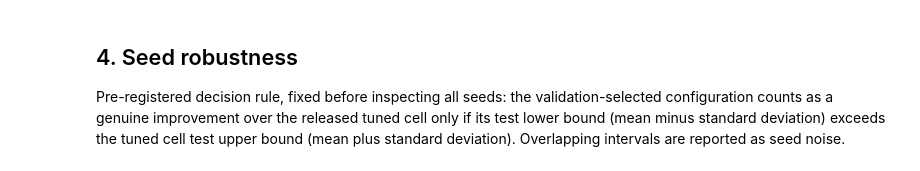
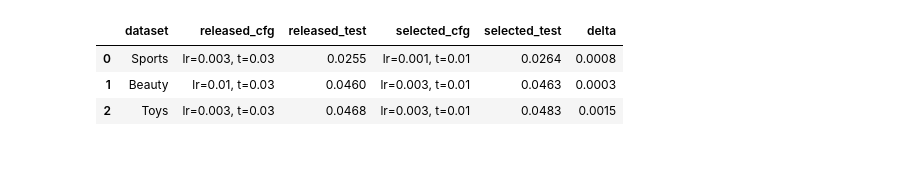
Before and after one commit to NiccoloCase/RPG-uva, a Jupyter notebook: notebooks/results_analysis.ipynb, the cells around one changed output. Saved outputs shown, nothing was run; the diff lists cells and outputs as text; code cells hidden in the pictures.

```diff
--- a/notebooks/results_analysis.ipynb
+++ b/notebooks/results_analysis.ipynb
@@ -105,3 +238,0 @@ fig6_panels(fig6, "sports_and_outdoors")
-# %%
-for ds in ["beauty", "toys_and_games", "cds_and_vinyl"]:
-    fig6_panels(fig6, ds)
@@ -220,33 +302,29 @@ for ds in TRAIN_DATASETS:
 # %%
-def rpg_summary(df, metric="ndcg@10"):
+def rpg_scorecard(df, metric="ndcg@10"):
     rows = []
     for ds in TRAIN_DATASETS:
         sub = df[(df["dataset"] == ds) & (df["metric"] == metric)]
         if sub.empty:
             continue
         best = best_by_val_rpg(df, ds, metric)
         lr_t, te_t = TUNED[ds]
         tuned = sub[(sub["lr"] == lr_t) & (sub["temperature"] == te_t)]
         tm = float(tuned["mean"].iloc[0]) if not tuned.empty else np.nan
-        ts = float(tuned["std"].iloc[0]) if not tuned.empty else np.nan
-        rows.append({
-            "dataset": LABELS[ds],
-            "sel_lr": None if best is None else best["lr"],
-            "sel_temperature": None if best is None else best["temperature"],
-            "sel_test_mean": np.nan if best is None else round(float(best["mean"]), 5),
-            "sel_test_std": np.nan if best is None else round(float(best["std"]), 5),
-            "tuned_test_mean": round(tm, 5),
-            "tuned_test_std": round(ts, 5),
-            "delta": np.nan if best is None else round(float(best["mean"]) - tm, 5),
-        })
+        bm = float(best["mean"]) if best is not None else np.nan
+        rows.append({"dataset": LABELS[ds],
+                     "released_cfg": f"lr={lr_t}, t={te_t}",
+                     "released_test": round(tm, 4),
+                     "selected_cfg": "" if best is None else f"lr={best['lr']}, t={best['temperature']}",
+                     "selected_test": round(bm, 4),
+                     "delta": round(bm - tm, 4)})
     out = pd.DataFrame(rows)
-    if not out.empty:
-        out.to_csv(TAB_DIR / "train_grid_best.csv", index=False)
+    out.to_csv(TAB_DIR / "rpg_train_best.csv", index=False)
     return out
 
 
-rpg_summary(train)
+rpg_scorecard(train)
+# %% [output]
+|  | dataset | released_cfg | released_test | selected_cfg | selected_test | delta |
+| 0 | Sports | lr=0.003, t=0.03 | 0.0255 | lr=0.001, t=0.01 | 0.0264 | 0.0008 |
+| 1 | Beauty | lr=0.01, t=0.03 | 0.0460 | lr=0.003, t=0.01 | 0.0463 | 0.0003 |
+| 2 | Toys | lr=0.003, t=0.03 | 0.0468 | lr=0.003, t=0.01 | 0.0483 | 0.0015 |
-# %% [markdown]
-## 4. Seed robustness
-
-Pre-registered decision rule, fixed before inspecting all seeds: the validation-selected configuration counts as a genuine improvement over the released tuned cell only if its test lower bound (mean minus standard deviation) exceeds the tuned cell test upper bound (mean plus standard deviation). Overlapping intervals are reported as seed noise.
```
Also changed, not shown: parts of 24 cells of this notebook, 14 other files.
